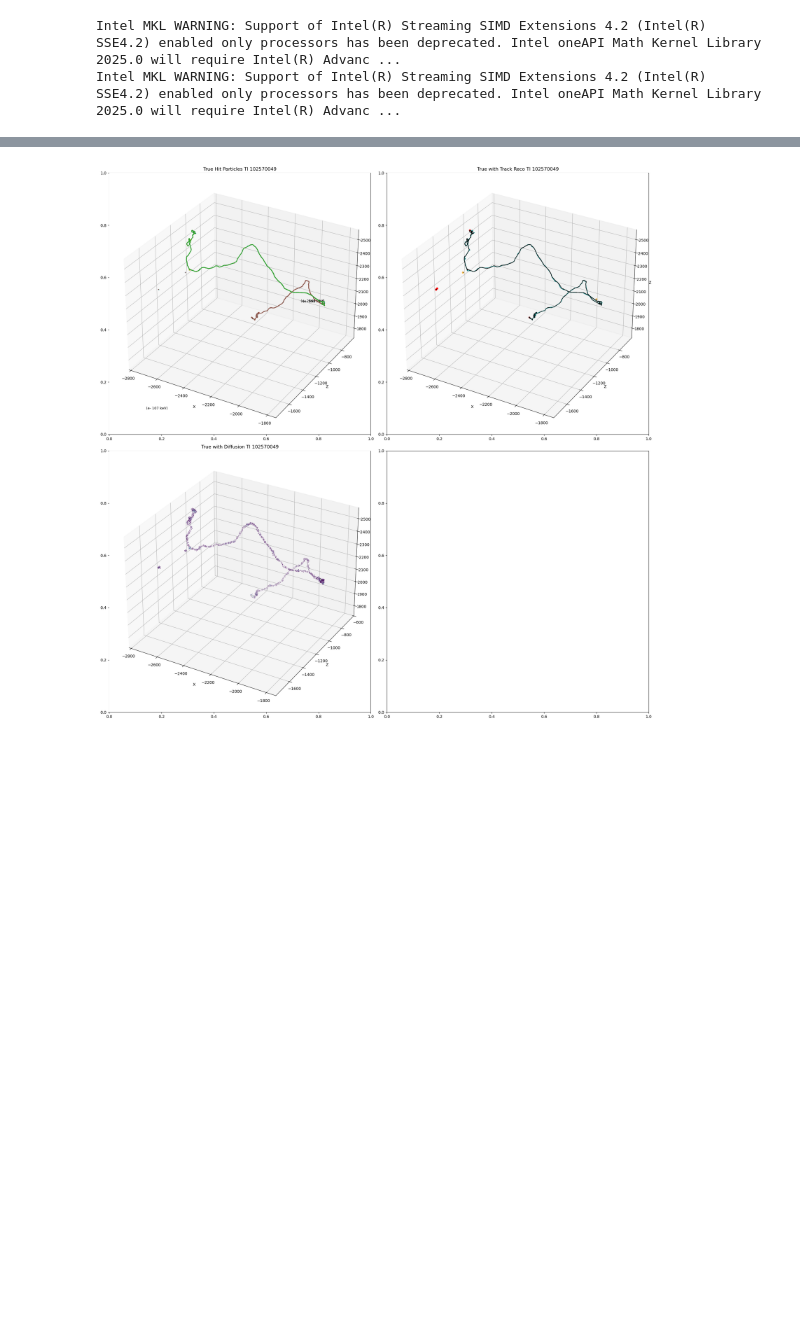
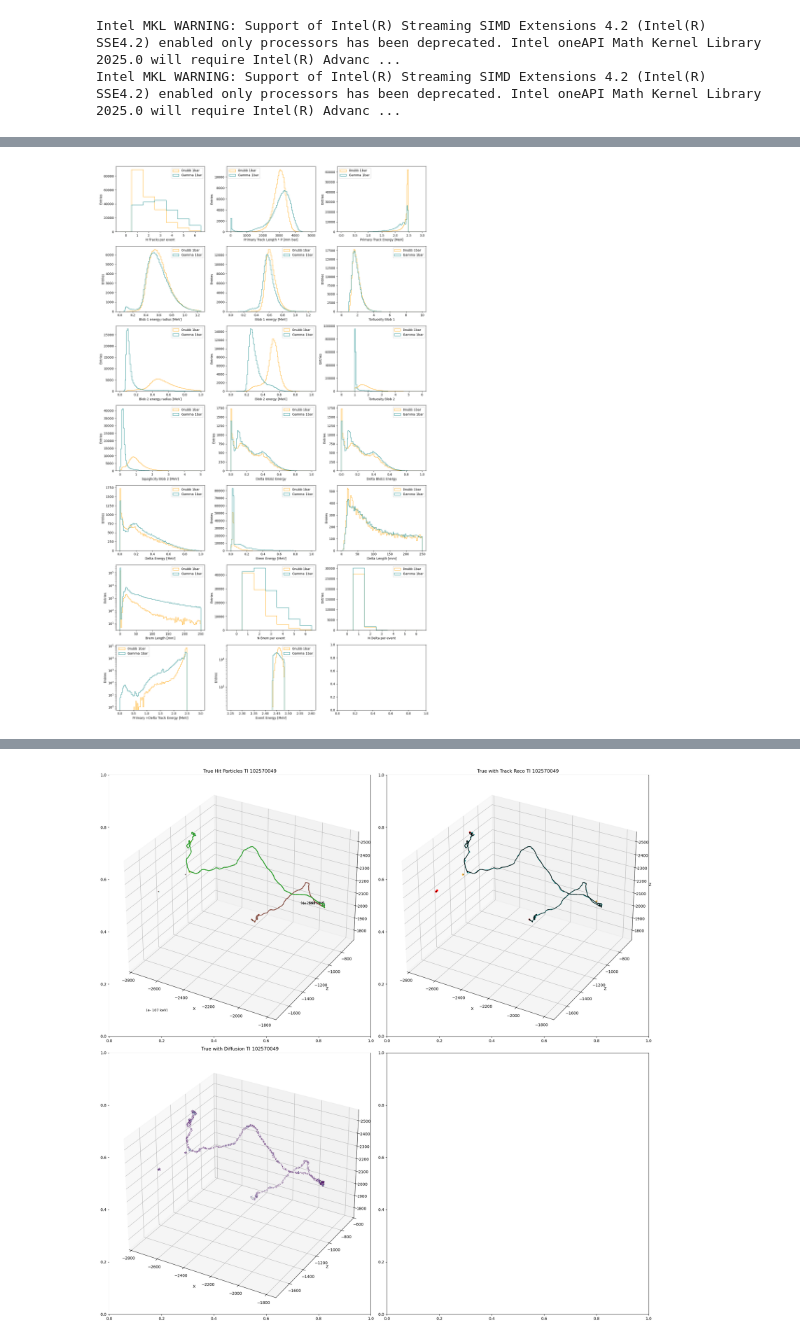
Before and after one commit to kvjmistry/ATPC, a Jupyter notebook: notebooks/TrackAnalysis.ipynb, the cells around one changed output, grey strips where cells are left out. Saved outputs shown, nothing was run; the diff lists cells and outputs as text; code cells hidden in the pictures; blank space fills up the shorter version.

```diff
--- a/notebooks/TrackAnalysis.ipynb
+++ b/notebooks/TrackAnalysis.ipynb
@@ -324,36 +324,38 @@ def PlotDistributions(df_meta, col, label, scale_factor):
     axs[5,0].semilogy()
     axs[5,0].legend()
 
     axs[5,1].hist(N_brem.N_Brem, bins = bin_edges, histtype="step", color = col, label = label, weights = weights_Nbrem);
     axs[5,1].set_xlabel("N Brem per event")
     axs[5,1].set_ylabel("Entries")
     axs[5,1].set_xticks(bin_centers) ;
     axs[5,1].legend()
 
     axs[5,2].hist(N_delta.N_Delta, bins = bin_edges, histtype="step", color = col, label = label, weights = weights_Ndelta);
     axs[5,2].set_xlabel("N Delta per event")
     axs[5,2].set_ylabel("Entries")
     axs[5,2].set_xticks(bin_centers) ;
     axs[5,2].legend()
 
     axs[6,0].hist(trk_e, bins = np.linspace(0,3,100), histtype="step", color = col, label = label, weights = weights_trke);
     axs[6,0].set_xlabel("Primary +Delta Track Energy [MeV]")
     axs[6,0].set_ylabel("Entries")
     axs[6,0].legend()
     axs[6,0].semilogy()
 
     axs[6,1].hist(event_energy, bins = np.linspace(2.25,2.6,100), histtype="step", color = col, label = label, weights = weights_energy);
     axs[6,1].set_xlabel("Event Energy [MeV]")
     axs[6,1].set_ylabel("Entries")
     axs[6,1].legend()
     axs[6,1].semilogy()
 
     plt.tight_layout()
 
 
-# fig, axs = plt.subplots(7, 3, figsize=(15, 25))
-# PlotDistributions(nubb_meta, "orange", f"0nubb {pressure}bar", 1)
-# PlotDistributions(Bkg_meta, "Teal", f"Gamma {pressure}bar", sf_bkg)
+fig, axs = plt.subplots(7, 3, figsize=(15, 25))
+PlotDistributions(nubb_meta, "orange", f"0nubb {pressure}bar", 1)
+PlotDistributions(Bkg_meta, "Teal", f"Gamma {pressure}bar", sf_bkg)
+# %% [output]
+[figure, added]
 # %%
 def FOM(eff, bkg_eff):
     return eff/np.sqrt(bkg_eff)
```
Also changed, not shown: parts of 4 cells of this notebook, 6 other files.
